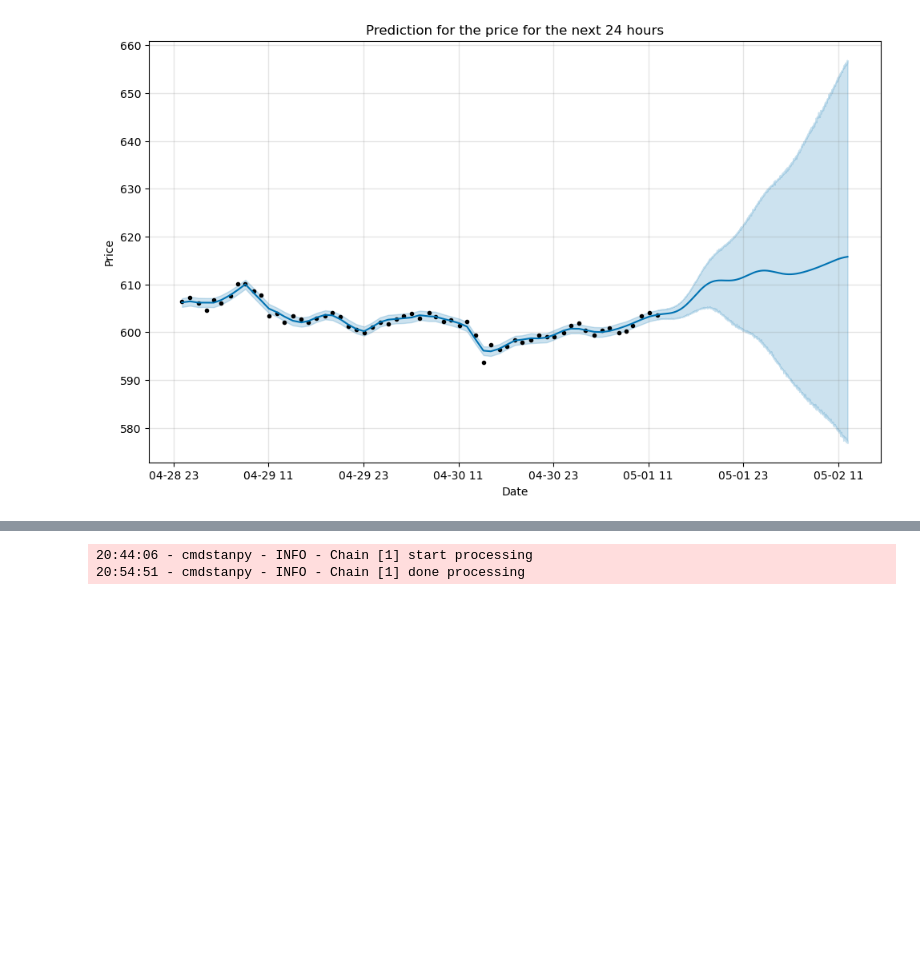
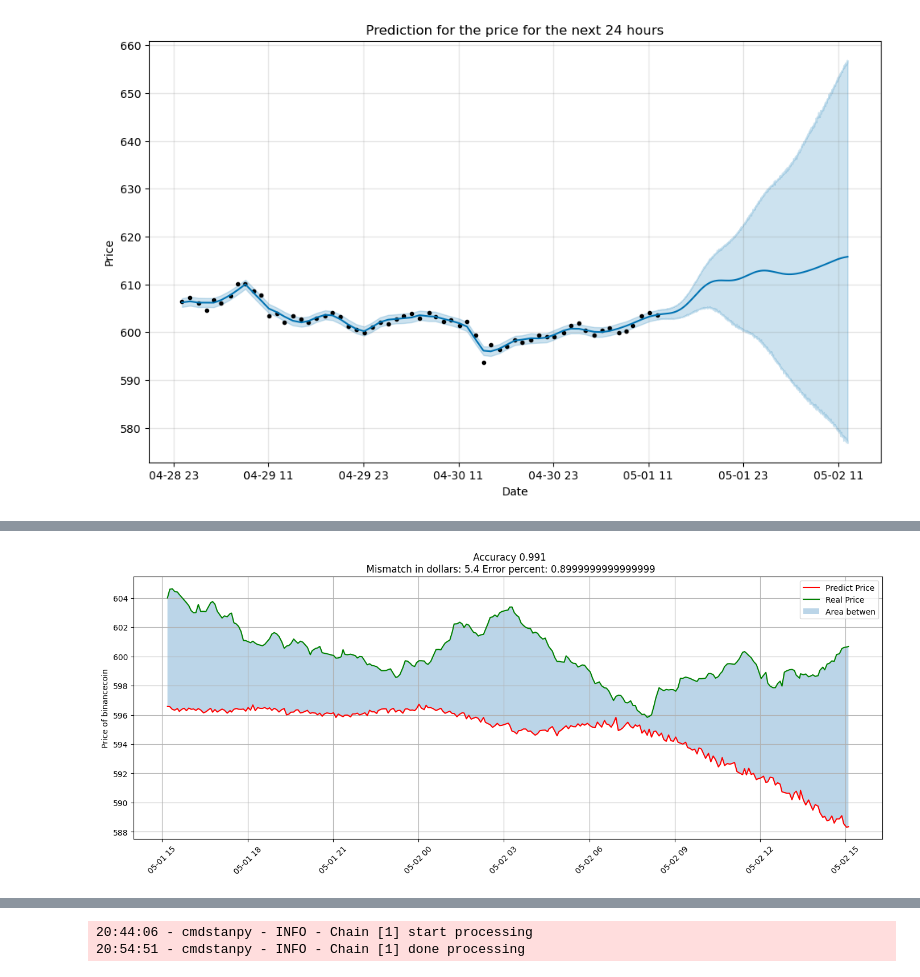
Before and after one commit to Santiagosphysics/FinalHeimdall, a Jupyter notebook: test_1.ipynb, the cells around one changed output, grey strips where cells are left out. Cells and saved outputs as stored; diff of their text form; code cells hidden in the pictures; blank space fills up the shorter version.

```diff
--- a/test_1.ipynb
+++ b/test_1.ipynb
@@ -69,0 +78,62 @@ def prophet_model(data, time):
+# %%
+import matplotlib.pyplot as plt
+import pandas as pd
+import numpy as np
+
+
+import matplotlib.dates as mdates
+from utils import get_data_crypto
+
+def data_predict(model_pred, time, crypto ):
+    model = model_pred.copy()
+
+    model = model[['ds', 'yhat_lower']]
+    model = model.rename(columns={'yhat_lower': 'predict price'})
+
+    model = model[model['ds']>=model['ds'].max() - pd.Timedelta(minutes=24*60)]
+
+    data = get_data_crypto().download_data_cloud(start_time=model['ds'].max() - pd.Timedelta(minutes=24*60) , end_time=model['ds'].max(), crypto=crypto, time=time)
+
+    data.columns = ['ds','real price']
+
+    if time == 'min':
+        model['ds'] = model['ds'].dt.round(time)
+        data['ds'] = data['ds'].dt.round(time)
+
+    elif time == 'S':
+        model['ds'] = model['ds'].dt.round(time)
+        data['ds'] = data['ds'].dt.round(time)
+    else:
+        raise ValueError(f'Please write a correct option for the time {time}')
+
+
+    df = pd.merge(left=model, right=data, on='ds', how='left')
+    df = df.dropna(axis=0).reset_index(drop=True)
+
+    df['difference'] = np.absolute(df['predict price'] - df['real price'])
+    df['mismatch'] = df['difference']/df['real price']
+
+    difference_shadow = round(np.trapezoid(df['difference'], x=mdates.date2num(df['ds'])), 2)
+    mismatch_percent = round(np.trapezoid(df['mismatch'], x=mdates.date2num(df['ds'])), 4)
+
+    plt.figure(figsize=(17,6))
+    plt.plot(df['ds'], df['predict price'], c='r', label = 'Predict Price' )
+    plt.plot(df['ds'], df['real price'], c='g', label='Real Price')
+    plt.fill_between(df['ds'], df['real price'], df['predict price'], alpha=0.3, label='Area betwen')
+
+    plt.title(f' Accuracy {1-mismatch_percent}\n  Mismatch in dollars: {difference_shadow} Error percent: {mismatch_percent*100}')
+    plt.ylabel(f'Price of {crypto}')
+    plt.legend()
+    plt.grid(True)
+    plt.xticks(rotation=45)
+    plt.show()
+
+
+    return df
+
+
+
+
+test_1 = data_predict(model_pred=predict_prophet, crypto="binancecoin", time='min')
+# %% [output]
+[figure, added]
```
Also changed, not shown: parts of 11 cells of this notebook, 3 other files.
